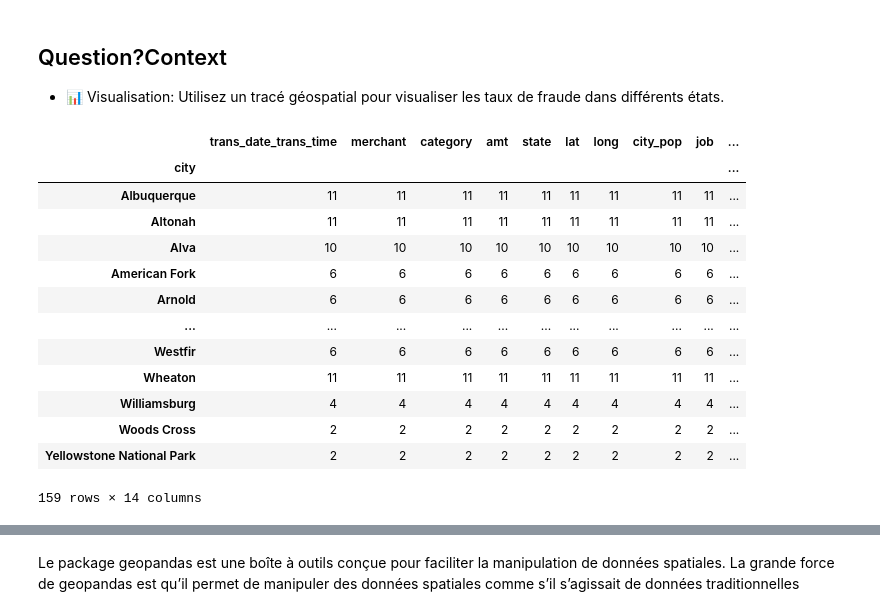
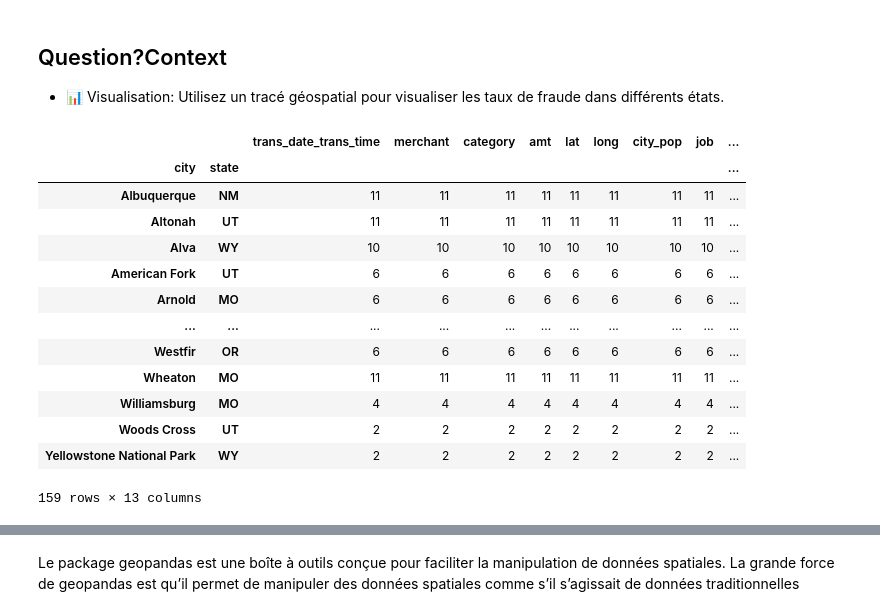
Before and after one commit to AmintaM/ProjetBlanc, a Jupyter notebook: index.ipynb, the cells around one changed output, grey strips where cells are left out. Drawn from its saved outputs; the diff is of its cells as text; code cells hidden in the pictures.

```diff
--- a/index.ipynb
+++ b/index.ipynb
@@ -172,24 +191,24 @@ c.plot(kind='bar')
 
 * 📊 Visualisation: Utilisez un tracé géospatial pour visualiser les taux de fraude dans différents états.
 # %%
-b=df.groupby('city').count()
+b=df.groupby(['city','state']).count()
 
 b
 # %% [output]
-|  | trans_date_trans_time | merchant | category | amt | state | lat | long | city_pop | job | ... |
-| city |  |  |  |  |  |  |  |  |  | ... |
-| Albuquerque | 11 | 11 | 11 | 11 | 11 | 11 | 11 | 11 | 11 | ... |
-| Altonah | 11 | 11 | 11 | 11 | 11 | 11 | 11 | 11 | 11 | ... |
-| Alva | 10 | 10 | 10 | 10 | 10 | 10 | 10 | 10 | 10 | ... |
-| American Fork | 6 | 6 | 6 | 6 | 6 | 6 | 6 | 6 | 6 | ... |
-| Arnold | 6 | 6 | 6 | 6 | 6 | 6 | 6 | 6 | 6 | ... |
+|  |  | trans_date_trans_time | merchant | category | amt | lat | long | city_pop | job | ... |
+| city | state |  |  |  |  |  |  |  |  | ... |
+| Albuquerque | NM | 11 | 11 | 11 | 11 | 11 | 11 | 11 | 11 | ... |
+| Altonah | UT | 11 | 11 | 11 | 11 | 11 | 11 | 11 | 11 | ... |
+| Alva | WY | 10 | 10 | 10 | 10 | 10 | 10 | 10 | 10 | ... |
+| American Fork | UT | 6 | 6 | 6 | 6 | 6 | 6 | 6 | 6 | ... |
+| Arnold | MO | 6 | 6 | 6 | 6 | 6 | 6 | 6 | 6 | ... |
 | ... | ... | ... | ... | ... | ... | ... | ... | ... | ... | ... |
-| Westfir | 6 | 6 | 6 | 6 | 6 | 6 | 6 | 6 | 6 | ... |
-| Wheaton | 11 | 11 | 11 | 11 | 11 | 11 | 11 | 11 | 11 | ... |
-| Williamsburg | 4 | 4 | 4 | 4 | 4 | 4 | 4 | 4 | 4 | ... |
-| Woods Cross | 2 | 2 | 2 | 2 | 2 | 2 | 2 | 2 | 2 | ... |
-| Yellowstone National Park | 2 | 2 | 2 | 2 | 2 | 2 | 2 | 2 | 2 | ... |
+| Westfir | OR | 6 | 6 | 6 | 6 | 6 | 6 | 6 | 6 | ... |
+| Wheaton | MO | 11 | 11 | 11 | 11 | 11 | 11 | 11 | 11 | ... |
+| Williamsburg | MO | 4 | 4 | 4 | 4 | 4 | 4 | 4 | 4 | ... |
+| Woods Cross | UT | 2 | 2 | 2 | 2 | 2 | 2 | 2 | 2 | ... |
+| Yellowstone National Park | WY | 2 | 2 | 2 | 2 | 2 | 2 | 2 | 2 | ... |
-159 rows × 14 columns
+159 rows × 13 columns
 # %%
 # à faire obligatoirement en premier pour utiliser rtree ou pygeos pour les jointures spatiales
 %pip install pandas fiona shapely pyproj rtree
```
Also changed, not shown: parts of 14 cells of this notebook.
